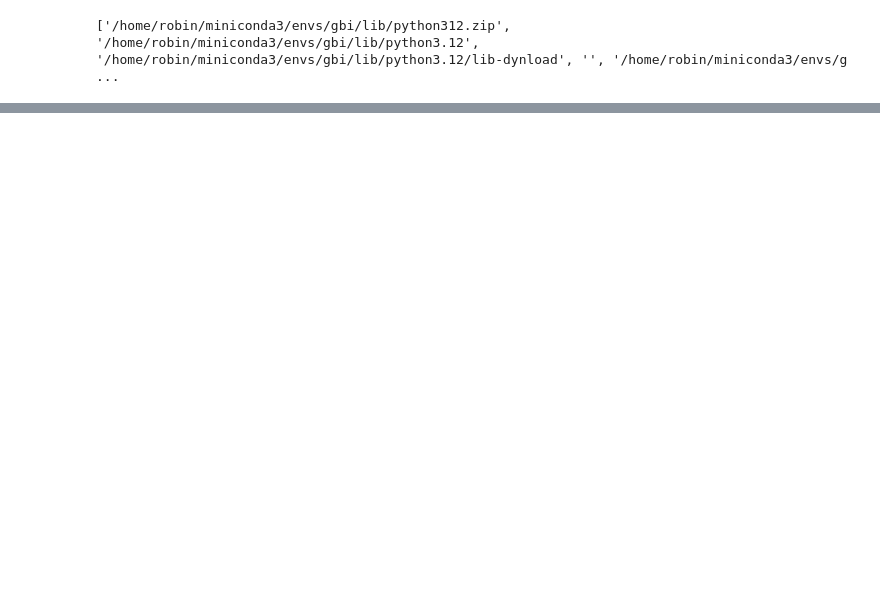
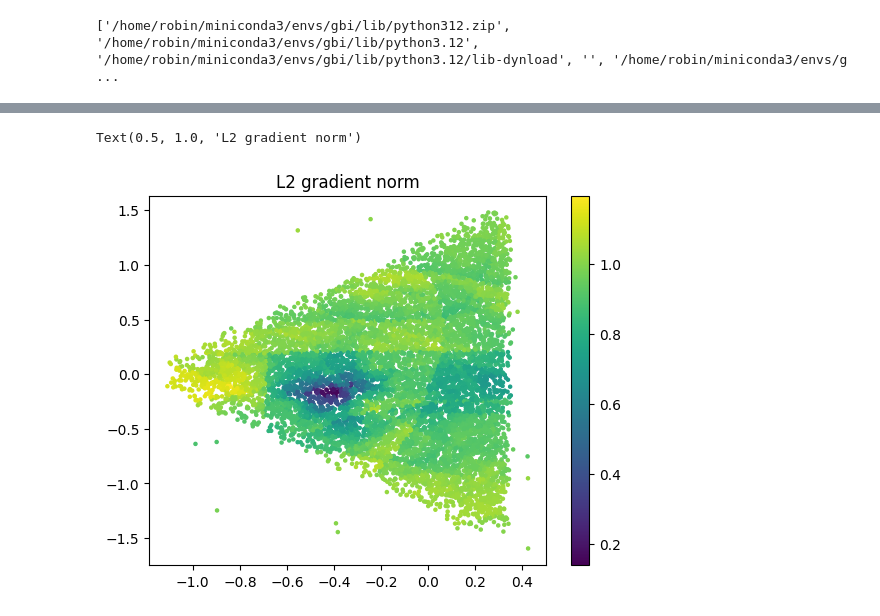
Before and after one commit to mackelab/neuralgbi_diffusion, a Jupyter notebook: notebooks/guidance_check.ipynb, the cells around one changed output, grey strips where cells are left out. Cells and saved outputs as stored; diff of their text form; code cells hidden in the pictures; blank space fills up the shorter version.

```diff
--- a/notebooks/guidance_check.ipynb
+++ b/notebooks/guidance_check.ipynb
@@ -31,0 +72,8 @@ x_o, theta = load_observed_data(observed_data_file)
+# %%
+norms = torch.linalg.norm(grad, dim=-1)
+plt.scatter(*x_o.detach().numpy().T, c=norms, s=5)
+plt.colorbar()
+plt.title("L2 gradient norm")
+# %% [output]
+Text(0.5, 1.0, 'L2 gradient norm')
+[figure, added]
```
Also changed, not shown: parts of 12 cells of this notebook, 1 other file.
